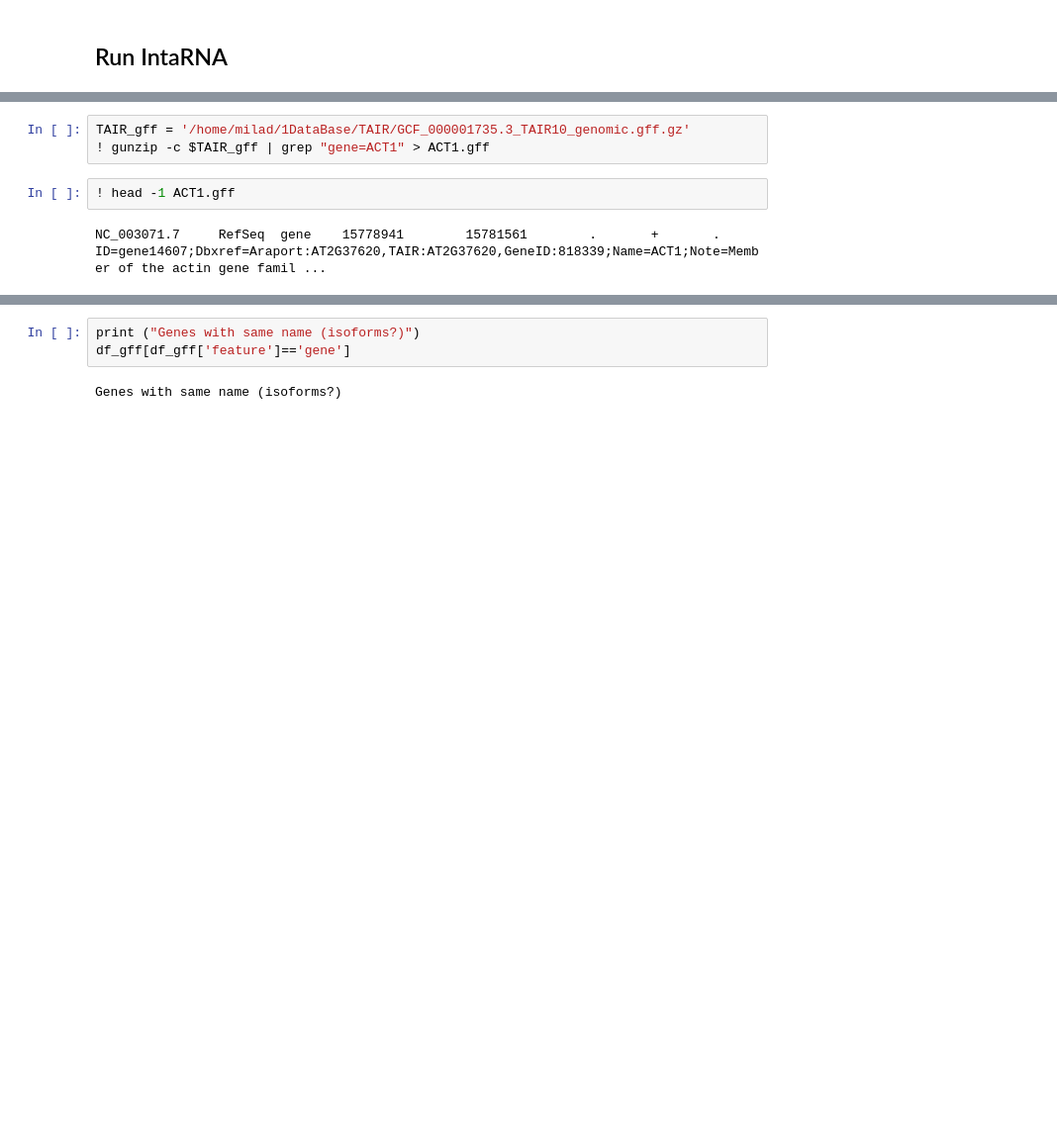
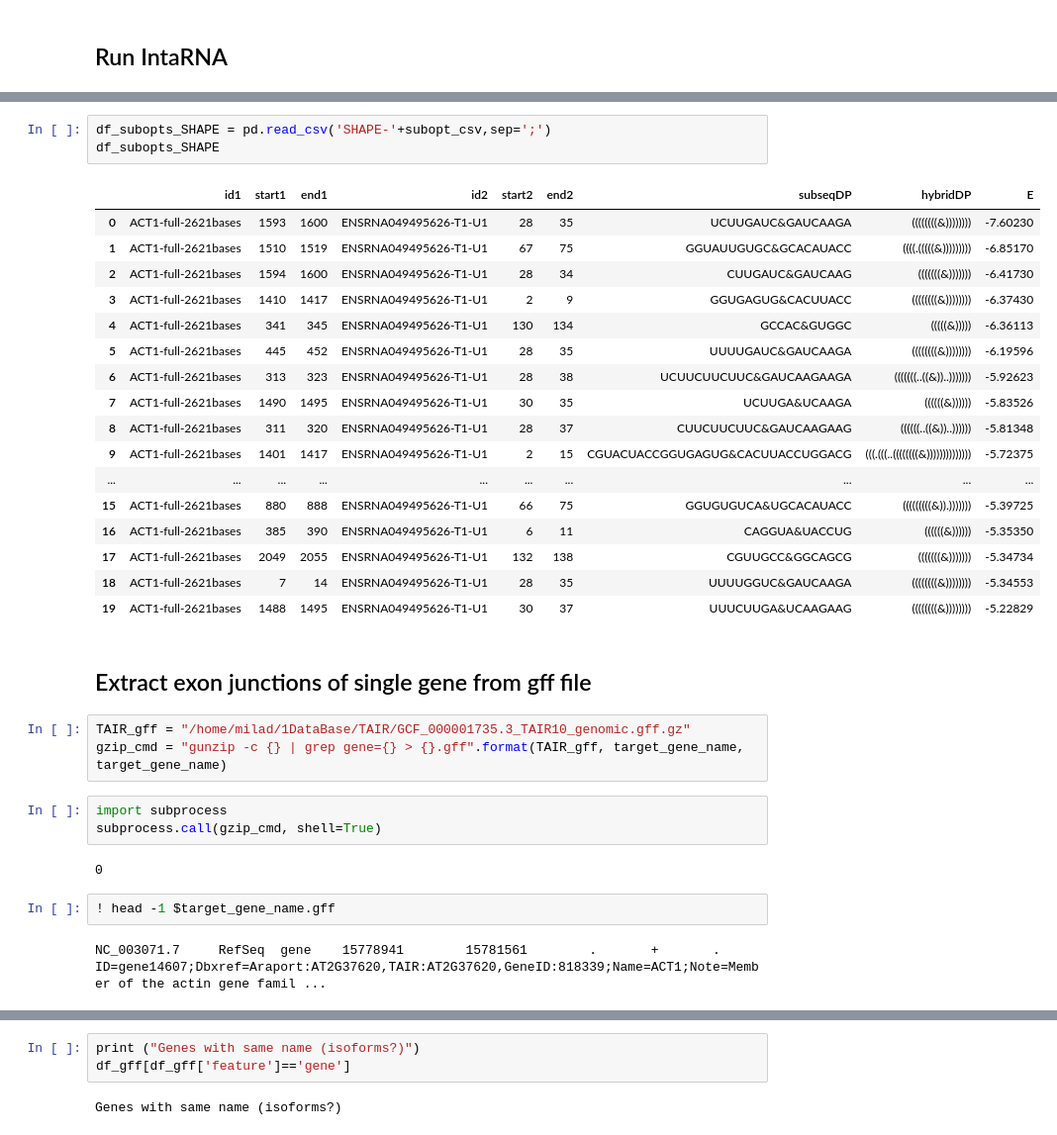
Before and after one commit to BackofenLab/IntaRNA-benchmark-SHAPE, a Jupyter notebook: src/analysis_IntaSHAPE.ipynb, the cells around one changed output, grey strips where cells are left out. Shown at 99% size. Saved outputs shown, nothing was run; the diff lists cells and outputs as text; blank space fills up the shorter version.

```diff
--- a/src/analysis_IntaSHAPE.ipynb
+++ b/src/analysis_IntaSHAPE.ipynb
@@ -42,8 +101,36 @@ df_subopts
+# %%
+df_subopts_SHAPE = pd.read_csv('SHAPE-'+subopt_csv,sep=';')
+df_subopts_SHAPE
+# %% [output]
+|  | id1 | start1 | end1 | id2 | start2 | end2 | subseqDP | hybridDP | E |
+| 0 | ACT1-full-2621bases | 1593 | 1600 | ENSRNA049495626-T1-U1 | 28 | 35 | UCUUGAUC&GAUCAAGA | ((((((((&)))))))) | -7.60230 |
+| 1 | ACT1-full-2621bases | 1510 | 1519 | ENSRNA049495626-T1-U1 | 67 | 75 | GGUAUUGUGC&GCACAUACC | ((((.(((((&))))))))) | -6.85170 |
+| 2 | ACT1-full-2621bases | 1594 | 1600 | ENSRNA049495626-T1-U1 | 28 | 34 | CUUGAUC&GAUCAAG | (((((((&))))))) | -6.41730 |
+| 3 | ACT1-full-2621bases | 1410 | 1417 | ENSRNA049495626-T1-U1 | 2 | 9 | GGUGAGUG&CACUUACC | ((((((((&)))))))) | -6.37430 |
+| 4 | ACT1-full-2621bases | 341 | 345 | ENSRNA049495626-T1-U1 | 130 | 134 | GCCAC&GUGGC | (((((&))))) | -6.36113 |
+| 5 | ACT1-full-2621bases | 445 | 452 | ENSRNA049495626-T1-U1 | 28 | 35 | UUUUGAUC&GAUCAAGA | ((((((((&)))))))) | -6.19596 |
+| 6 | ACT1-full-2621bases | 313 | 323 | ENSRNA049495626-T1-U1 | 28 | 38 | UCUUCUUCUUC&GAUCAAGAAGA | (((((((..((&))..))))))) | -5.92623 |
+| 7 | ACT1-full-2621bases | 1490 | 1495 | ENSRNA049495626-T1-U1 | 30 | 35 | UCUUGA&UCAAGA | ((((((&)))))) | -5.83526 |
+| 8 | ACT1-full-2621bases | 311 | 320 | ENSRNA049495626-T1-U1 | 28 | 37 | CUUCUUCUUC&GAUCAAGAAG | ((((((..((&))..)))))) | -5.81348 |
+| 9 | ACT1-full-2621bases | 1401 | 1417 | ENSRNA049495626-T1-U1 | 2 | 15 | CGUACUACCGGUGAGUG&CACUUACCUGGACG | (((.(((..((((((((&)))))))))))))) | -5.72375 |
+| ... | ... | ... | ... | ... | ... | ... | ... | ... | ... |
+| 15 | ACT1-full-2621bases | 880 | 888 | ENSRNA049495626-T1-U1 | 66 | 75 | GGUGUGUCA&UGCACAUACC | (((((((((&)).))))))) | -5.39725 |
+| 16 | ACT1-full-2621bases | 385 | 390 | ENSRNA049495626-T1-U1 | 6 | 11 | CAGGUA&UACCUG | ((((((&)))))) | -5.35350 |
+| 17 | ACT1-full-2621bases | 2049 | 2055 | ENSRNA049495626-T1-U1 | 132 | 138 | CGUUGCC&GGCAGCG | (((((((&))))))) | -5.34734 |
+| 18 | ACT1-full-2621bases | 7 | 14 | ENSRNA049495626-T1-U1 | 28 | 35 | UUUUGGUC&GAUCAAGA | ((((((((&)))))))) | -5.34553 |
+| 19 | ACT1-full-2621bases | 1488 | 1495 | ENSRNA049495626-T1-U1 | 30 | 37 | UUUCUUGA&UCAAGAAG | ((((((((&)))))))) | -5.22829 |
+# %% [markdown]
+## Extract exon junctions of single gene from gff file
 # %%
-TAIR_gff = '/home/milad/1DataBase/TAIR/GCF_000001735.3_TAIR10_genomic.gff.gz'
-! gunzip -c $TAIR_gff | grep "gene=ACT1" > ACT1.gff
+TAIR_gff = "/home/milad/1DataBase/TAIR/GCF_000001735.3_TAIR10_genomic.gff.gz"
+gzip_cmd = "gunzip -c {} | grep gene={} > {}.gff".format(TAIR_gff, target_gene_name, target_gene_name)
+# %%
+import subprocess
+subprocess.call(gzip_cmd, shell=True)
+# %% [output]
+0
 # %%
-! head -1 ACT1.gff
+! head -1 $target_gene_name.gff
 # %% [output]
 NC_003071.7     RefSeq  gene    15778941        15781561        .       +       .       ID=gene14607;Dbxref=Araport:AT2G37620,TAIR:AT2G37620,GeneID:818339;Name=ACT1;Note=Member of the actin gene famil ...
 # %%
```
Also changed, not shown: parts of 17 cells of this notebook.
